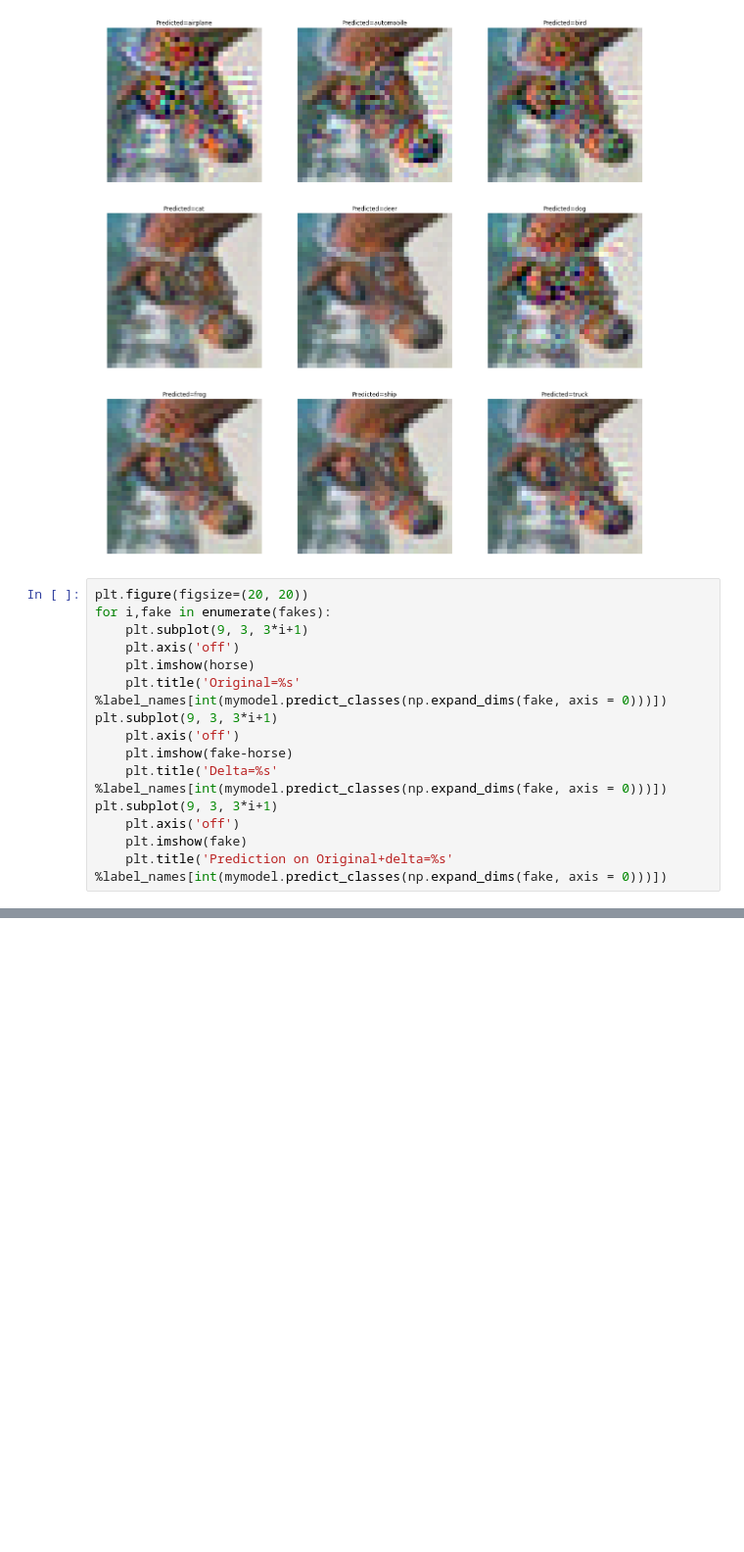
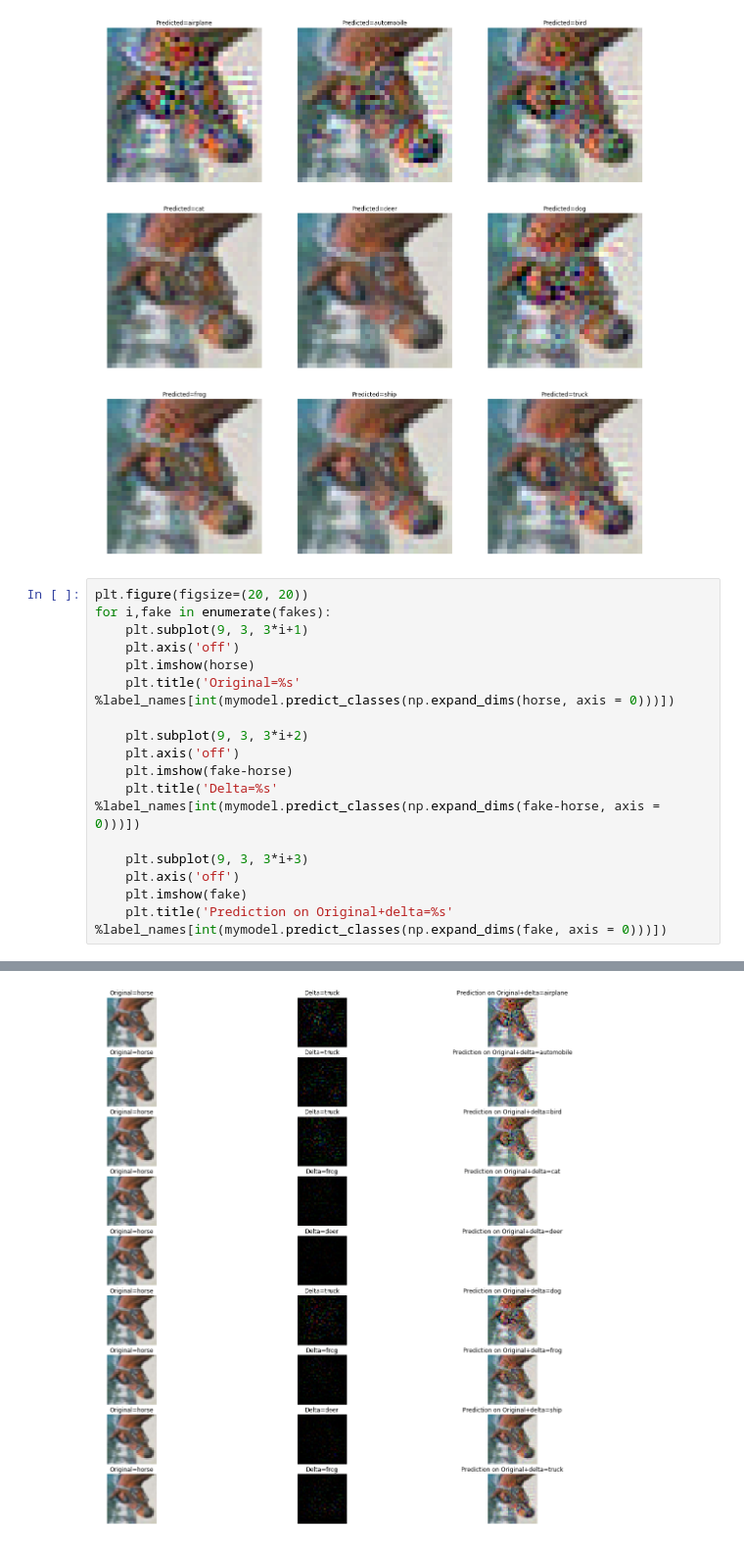
Before and after one commit to piyush01123/Breaking-Convnets, a Jupyter notebook: Breaking Convnets - Part 2.ipynb, the cells around one changed output, grey strips where cells are left out. Shown at 98% size. Cells and saved outputs as stored; diff of their text form; blank space fills up the shorter version.

```diff
--- a/Breaking Convnets - Part 2.ipynb
+++ b/Breaking Convnets - Part 2.ipynb
@@ -165,10 +165,15 @@ for i,fake in enumerate(fakes):
     plt.subplot(9, 3, 3*i+1)
     plt.axis('off')
     plt.imshow(horse)
-    plt.title('Original=%s' %label_names[int(mymodel.predict_classes(np.expand_dims(fake, axis = 0)))])    plt.subplot(9, 3, 3*i+1)
+    plt.title('Original=%s' %label_names[int(mymodel.predict_classes(np.expand_dims(horse, axis = 0)))])
+
+    plt.subplot(9, 3, 3*i+2)
     plt.axis('off')
     plt.imshow(fake-horse)
-    plt.title('Delta=%s' %label_names[int(mymodel.predict_classes(np.expand_dims(fake, axis = 0)))])    plt.subplot(9, 3, 3*i+1)
+    plt.title('Delta=%s' %label_names[int(mymodel.predict_classes(np.expand_dims(fake-horse, axis = 0)))])
+
+    plt.subplot(9, 3, 3*i+3)
     plt.axis('off')
     plt.imshow(fake)
     plt.title('Prediction on Original+delta=%s' %label_names[int(mymodel.predict_classes(np.expand_dims(fake, axis = 0)))])
+# %% [output]
@@ -174,0 +194 @@ for i,fake in enumerate(fakes):
+[figure, added]
```
Also changed, not shown: parts of 20 cells of this notebook, 1 other file.
